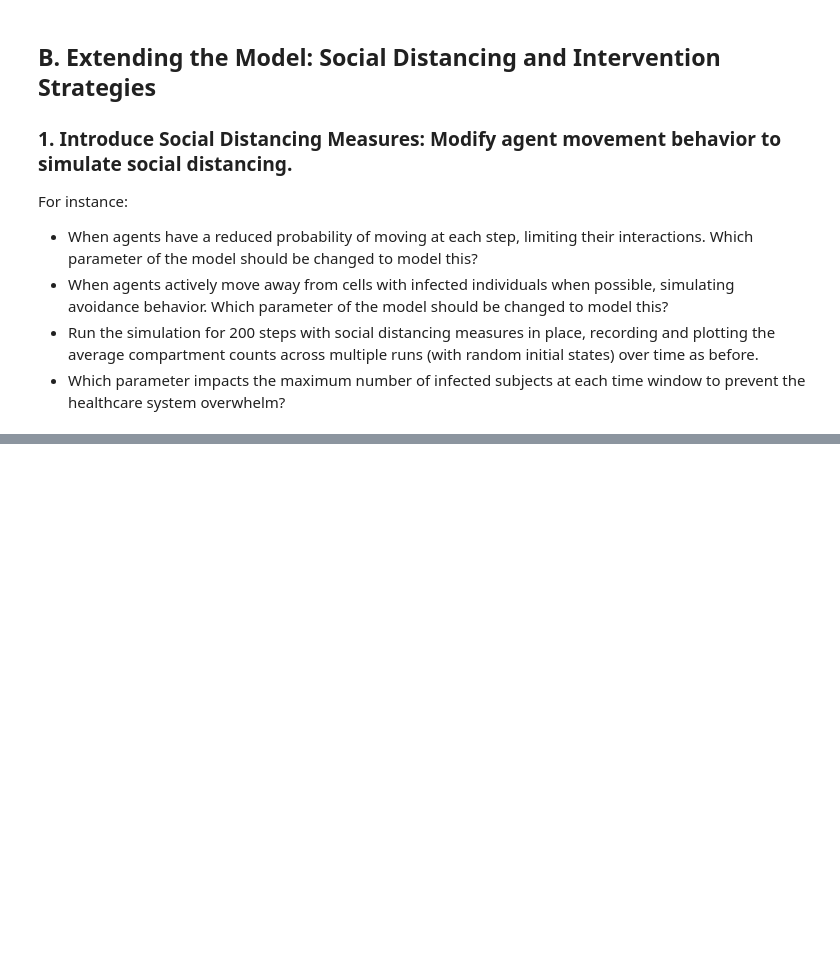
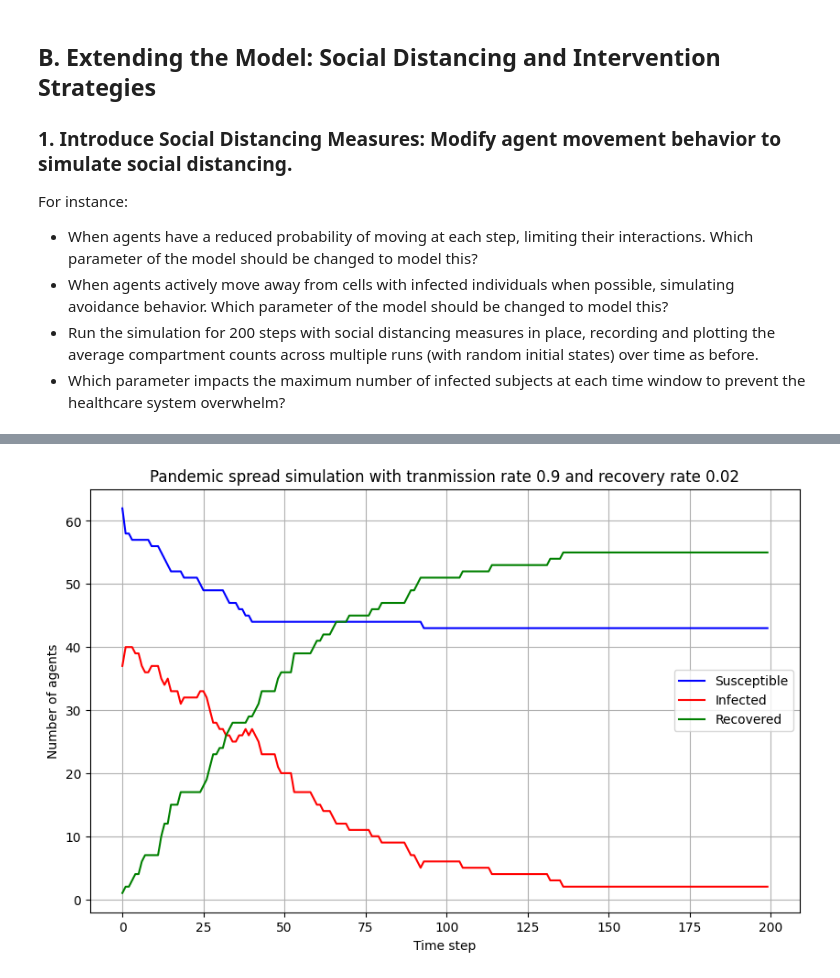
Before and after one commit to QianJingyun/Qian-BMI500-hw11, a Jupyter notebook: code.ipynb, the cells around one changed output, grey strips where cells are left out. Drawn from its saved outputs; the diff is of its cells as text; code cells hidden in the pictures; blank space fills up the shorter version.

```diff
--- a/code.ipynb
+++ b/code.ipynb
@@ -216,0 +338,5 @@ For instance:
+# %%
+pop_counts_avoid3 = simulate_avoid(states, positions, p = p, q = q, grid_h = grid_h, grid_w = grid_w, move_prob = 0.8)
+plot(pop_counts_avoid3, p = p, q = q)
+# %% [output]
+[figure, added]
```
Also changed, not shown: parts of 9 cells of this notebook.
